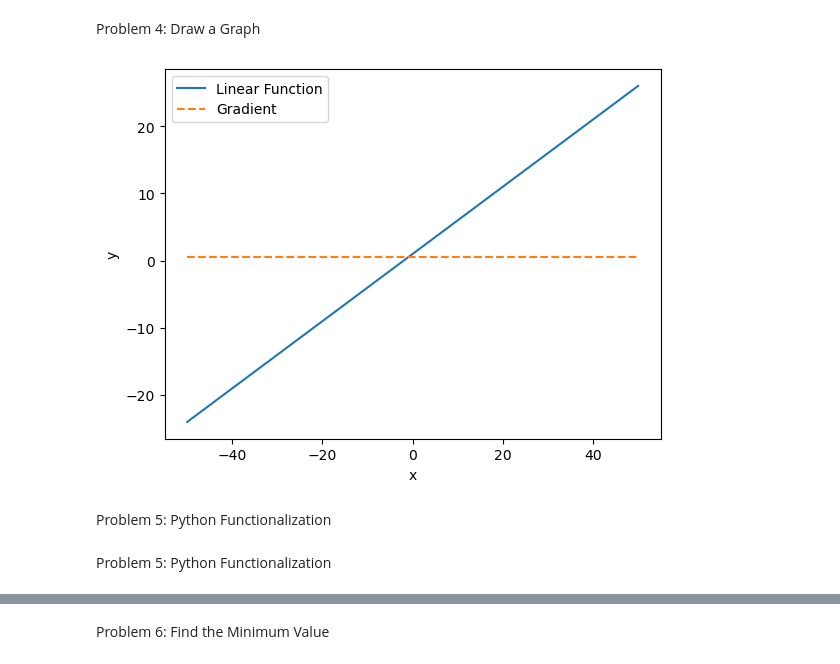
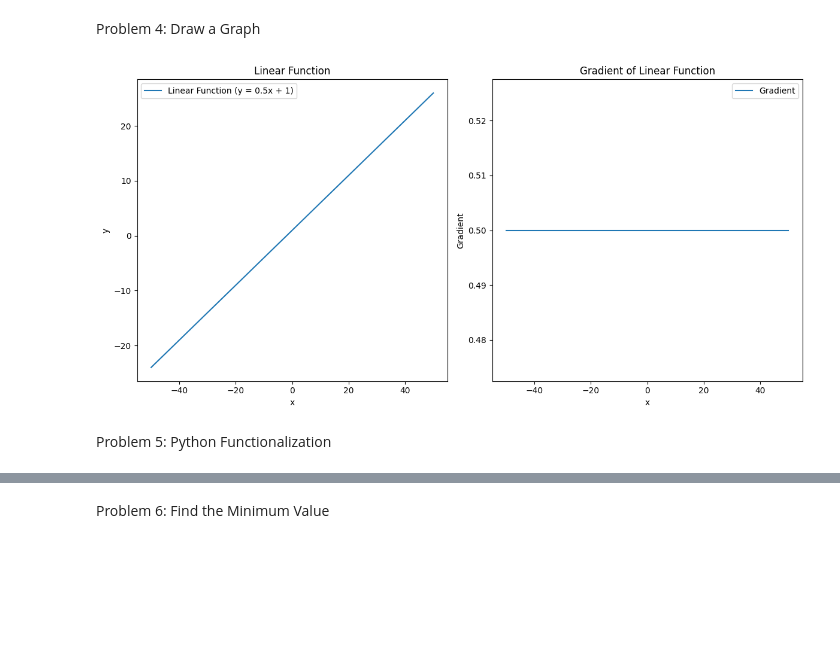
Before and after one commit to AnnaCarson1/AI_Empa, a Jupyter notebook: Two-dimensional arrays and gradient/problem.ipynb, the cells around one changed output, grey strips where cells are left out. Saved outputs shown, nothing was run; the diff lists cells and outputs as text; code cells hidden in the pictures; blank space fills up the shorter version.

```diff
--- a/Two-dimensional arrays and gradient/problem.ipynb
+++ b/Two-dimensional arrays and gradient/problem.ipynb
@@ -22,22 +78,41 @@ array_xy = np.column_stack((x_values[:-1], gradient))
 # %% [markdown]
 Problem 4: Draw a Graph
-# %%
-import matplotlib.pyplot as plt
-
-# Plot the linear function
-plt.plot(x_values, y_values, label='Linear Function')
-
-# Plot the gradient
-plt.plot(array_xy[:, 0], array_xy[:, 1], label='Gradient', linestyle='dashed')
-
-# Add labels and legend
-plt.xlabel('x')
-plt.ylabel('y')
-plt.legend()
-
-# Show the plot
-plt.show()
-# %% [output]
-[figure, removed]
+# %%
+import numpy as np
+import matplotlib.pyplot as plt
+
+# Problem 1: Linear function
+x_values = np.arange(-50, 50.1, 0.1)
+y_values = 0.5 * x_values + 1
+
+# Problem 3: Find the gradient
+delta_x = np.diff(x_values)
+delta_y = np.diff(y_values)
+gradient = delta_y / delta_x
+
+# Problem 4: Draw a graph
+plt.figure(figsize=(12, 6))
+
+# Linear function plot
+plt.subplot(1, 2, 1)
+plt.plot(x_values, y_values, label='Linear Function (y = 0.5x + 1)')
+plt.title('Linear Function')
+plt.xlabel('x')
+plt.ylabel('y')
+plt.legend()
+
+# Gradient plot
+plt.subplot(1, 2, 2)
+plt.plot(x_values[1:], gradient, label='Gradient')
+plt.title('Gradient of Linear Function')
+plt.xlabel('x')
+plt.ylabel('Gradient')
+plt.legend()
+
+# Show the plots
+plt.tight_layout()
+plt.show()
+# %% [output]
+[figure, added]
 # %% [markdown]
 Problem 5: Python Functionalization
@@ -76,2 +118,0 @@ array_xy, gradient = compute_gradient(function1)
-# %% [markdown]
-Problem 5: Python Functionalization
```
Also changed, not shown: parts of 10 cells of this notebook, 1 other file.
